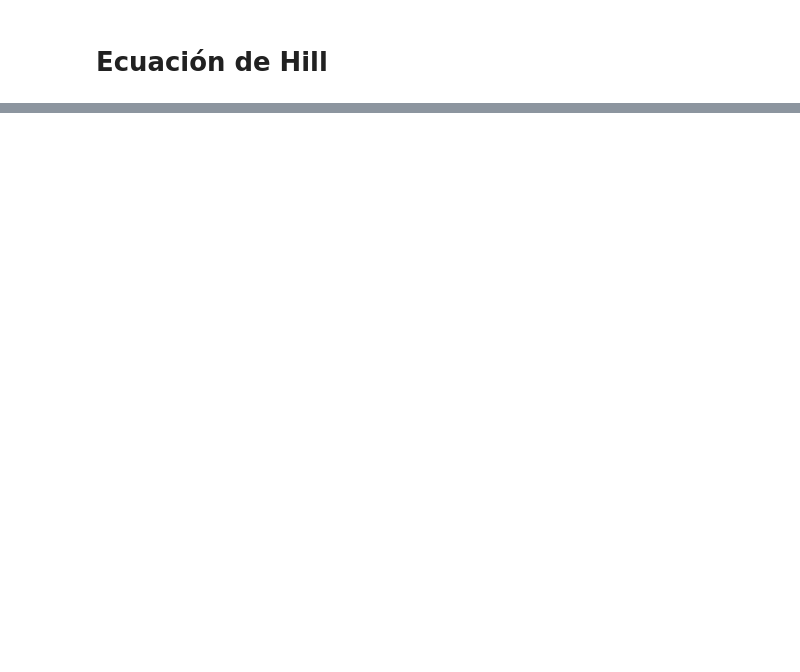
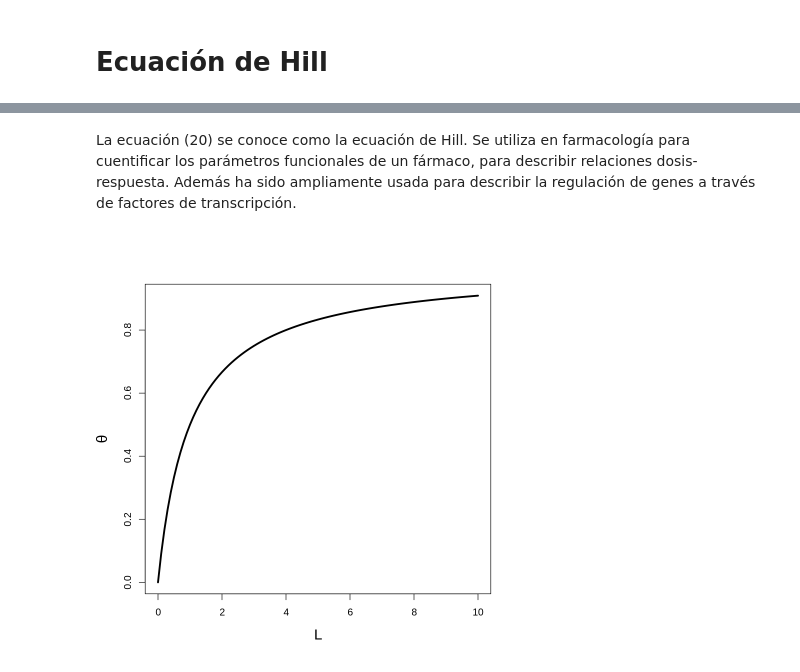
Before and after one commit to sysbio-unam/practicas-computacionales, a Jupyter notebook: michaelis-menten-y-hill.ipynb, the cells around one changed output, grey strips where cells are left out. Cells and saved outputs as stored; diff of their text form; code cells hidden in the pictures; blank space fills up the shorter version.

```diff
--- a/michaelis-menten-y-hill.ipynb
+++ b/michaelis-menten-y-hill.ipynb
@@ -267,0 +330,23 @@ theme(
+# %% [markdown]
+La ecuación (20) se conoce como la ecuación de Hill. Se utiliza en farmacología para cuentificar los parámetros funcionales de un fármaco, para describir relaciones dosis-respuesta. Además ha sido ampliamente usada para describir la regulación de genes a través de factores de transcripción.
+# %%
+hill <- function(L, p) {
+    with(as.list(p), {
+
+        # fracción de proteína unida al ligando
+        theta = L^n/(Kd + L^n)
+
+        return(theta)
+    })
+}
+# %%
+# parámetros
+p <- c(Kd = 1, n = 1)
+# valores de L a evaluar
+L <- seq(0,10,0.1)
+# evaluar función
+theta <- hill(L,p)
+# %%
+plot(L, theta, type = "l", xlab = "L", ylab = expr(theta), cex.lab = 1.5, lwd = 3)
+# %% [output]
+[figure, added]
```
Also changed, not shown: parts of 19 cells of this notebook.
